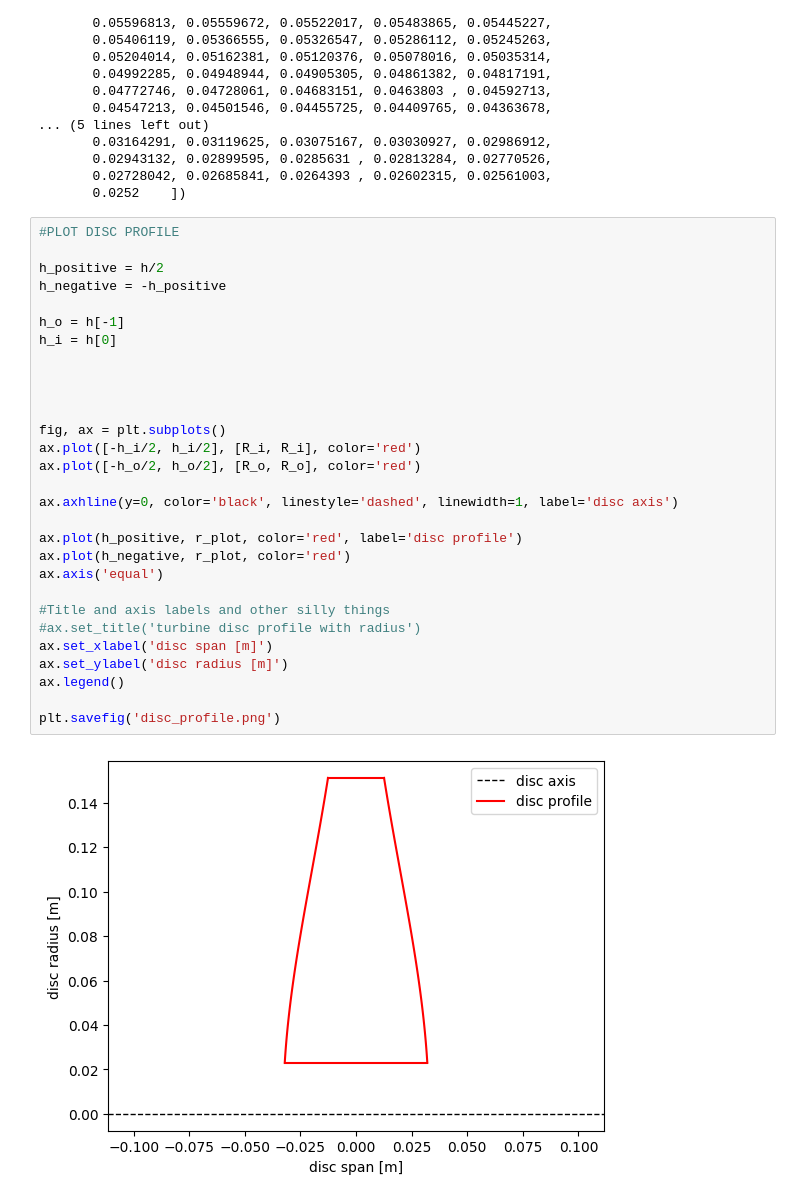
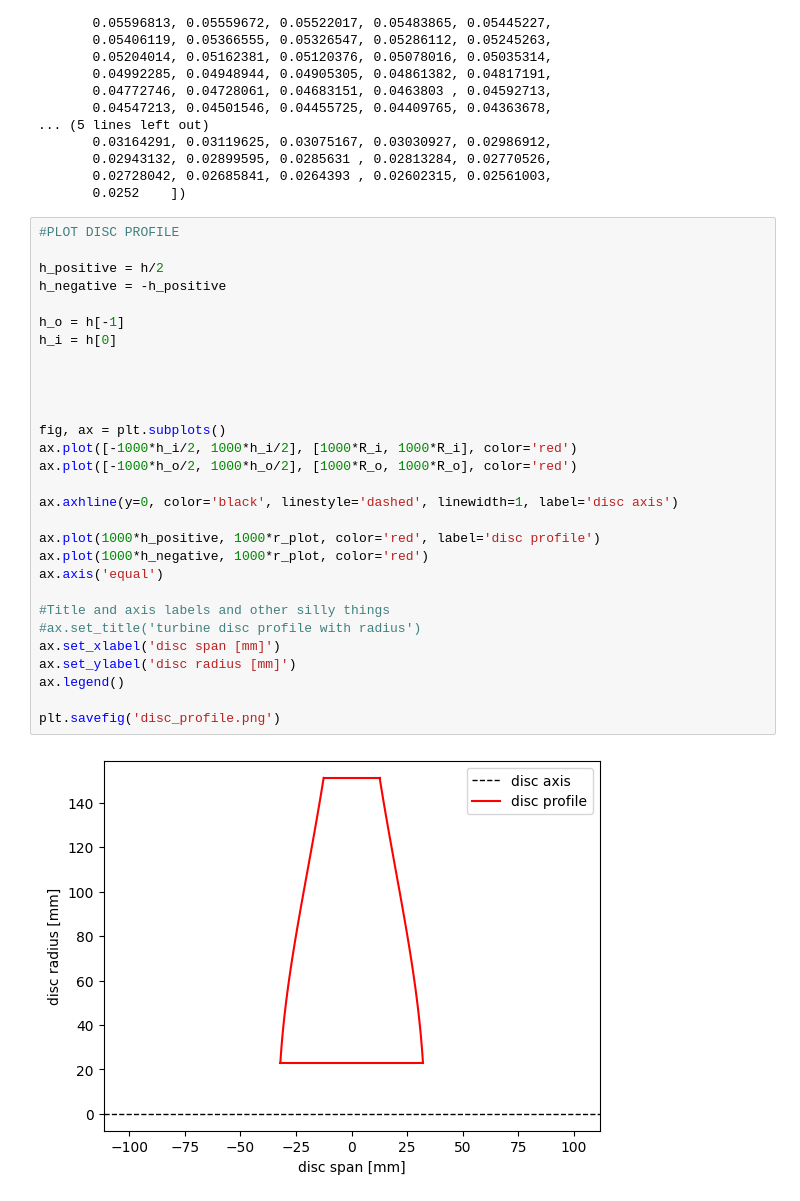
Before and after one commit to thermonuclearCoder/AET, a Jupyter notebook: notebooks_Disc_stresses.ipynb, the cells around one changed output. Drawn from its saved outputs; the diff is of its cells as text.

```diff
--- a/notebooks_Disc_stresses.ipynb
+++ b/notebooks_Disc_stresses.ipynb
@@ -312,31 +312,31 @@ array([0.06411225, 0.06394987, 0.06377914, 0.06360012, 0.0634129 ,
 # %%
 #PLOT DISC PROFILE
 
 h_positive = h/2
 h_negative = -h_positive
 
 h_o = h[-1]
 h_i = h[0]
 
 
 
 
 fig, ax = plt.subplots()
-ax.plot([-h_i/2, h_i/2], [R_i, R_i], color='red')
-ax.plot([-h_o/2, h_o/2], [R_o, R_o], color='red')
+ax.plot([-1000*h_i/2, 1000*h_i/2], [1000*R_i, 1000*R_i], color='red')
+ax.plot([-1000*h_o/2, 1000*h_o/2], [1000*R_o, 1000*R_o], color='red')
 
 ax.axhline(y=0, color='black', linestyle='dashed', linewidth=1, label='disc axis')
 
-ax.plot(h_positive, r_plot, color='red', label='disc profile')
-ax.plot(h_negative, r_plot, color='red')
+ax.plot(1000*h_positive, 1000*r_plot, color='red', label='disc profile')
+ax.plot(1000*h_negative, 1000*r_plot, color='red')
 ax.axis('equal')
 
 #Title and axis labels and other silly things
 #ax.set_title('turbine disc profile with radius')
-ax.set_xlabel('disc span [m]')
-ax.set_ylabel('disc radius [m]')
+ax.set_xlabel('disc span [mm]')
+ax.set_ylabel('disc radius [mm]')
 ax.legend()
 
 plt.savefig('disc_profile.png')
 # %% [output]
-[figure, old version]
+[figure, new version]
```
Also changed, not shown: parts of 3 cells of this notebook, 4 other files.
